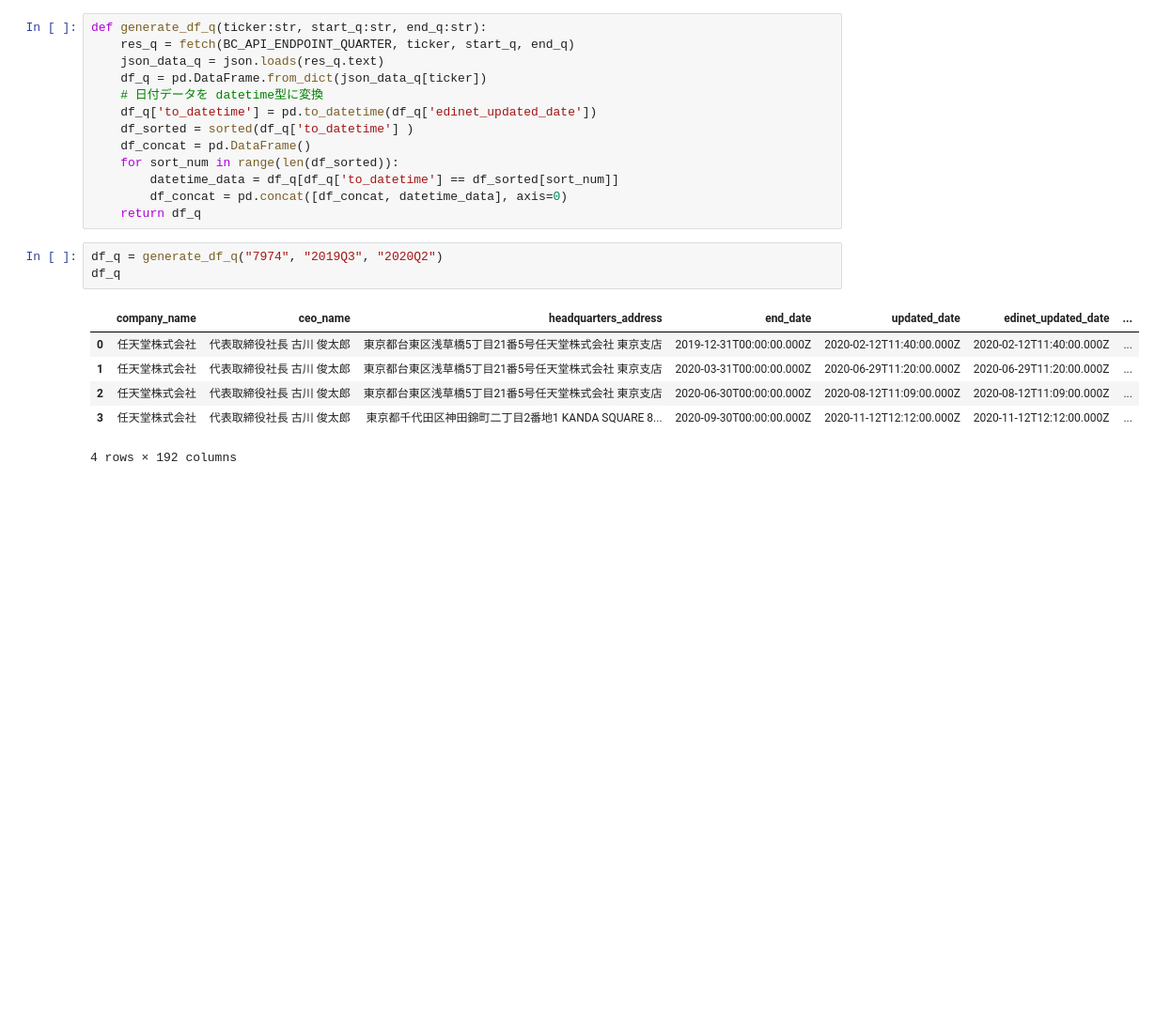
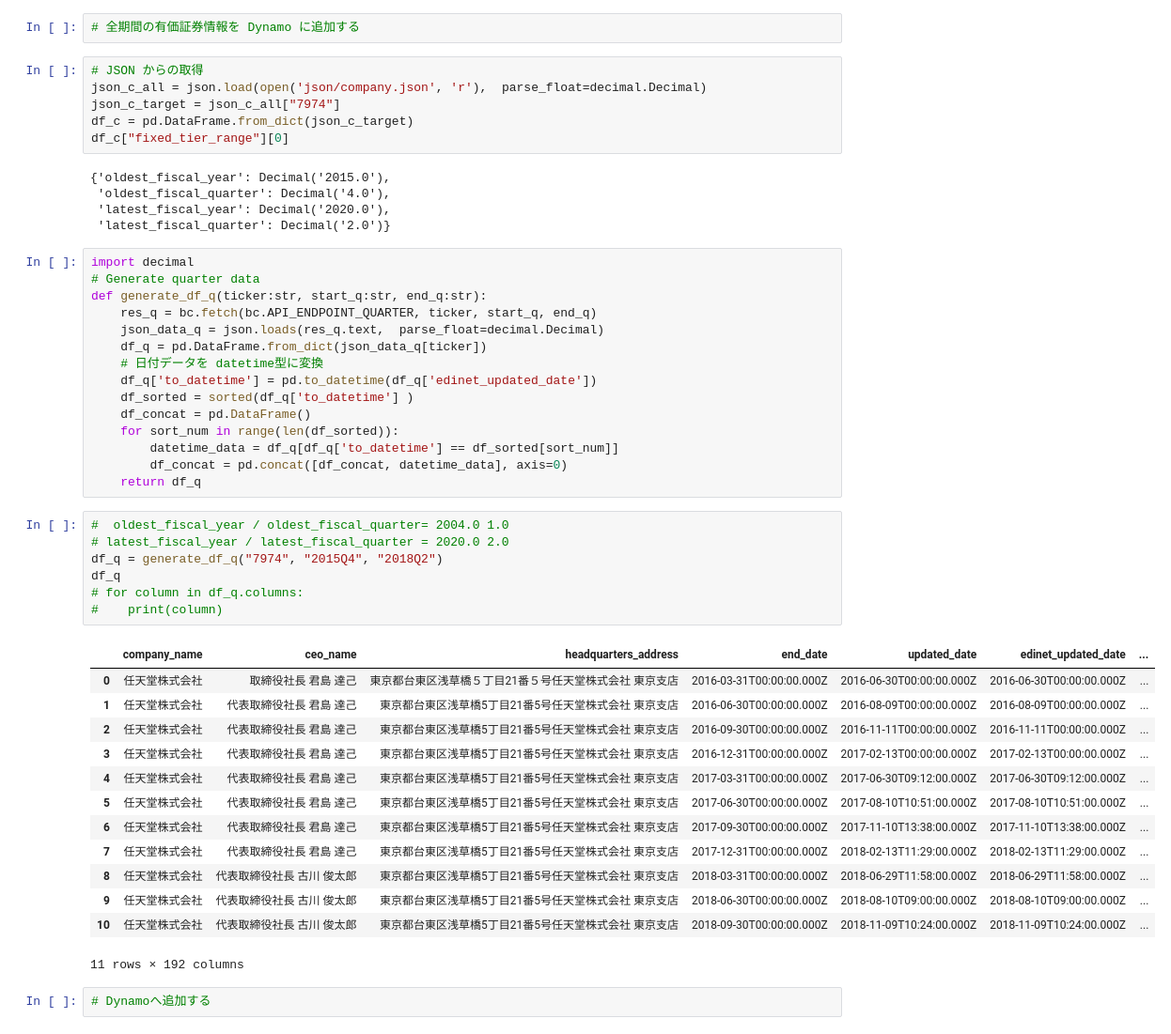
Before and after one commit to TsukasaOtawa/trading, a Jupyter notebook: ipynb/generate_api_v2_quarter.ipynb, the cells around one changed output. Shown at 94% size. Saved outputs shown, nothing was run; the diff lists cells and outputs as text; blank space fills up the shorter version.

Commit message:
connect with Dynamo

```diff
--- a/ipynb/generate_api_v2_quarter.ipynb
+++ b/ipynb/generate_api_v2_quarter.ipynb
@@ -20,7 +25,22 @@ def fetch(bc_endpoint, ticker=None, from_q=None, to_q=None):
+# %%
+# 全期間の有価証券情報を Dynamo に追加する
+# %%
+# JSON からの取得
+json_c_all = json.load(open('json/company.json', 'r'),  parse_float=decimal.Decimal)
+json_c_target = json_c_all["7974"]
+df_c = pd.DataFrame.from_dict(json_c_target)
+df_c["fixed_tier_range"][0]
+# %% [output]
+{'oldest_fiscal_year': Decimal('2015.0'),
+ 'oldest_fiscal_quarter': Decimal('4.0'),
+ 'latest_fiscal_year': Decimal('2020.0'),
+ 'latest_fiscal_quarter': Decimal('2.0')}
 # %%
+import decimal
+# Generate quarter data
 def generate_df_q(ticker:str, start_q:str, end_q:str):
-    res_q = fetch(BC_API_ENDPOINT_QUARTER, ticker, start_q, end_q)
-    json_data_q = json.loads(res_q.text)
+    res_q = bc.fetch(bc.API_ENDPOINT_QUARTER, ticker, start_q, end_q)
+    json_data_q = json.loads(res_q.text,  parse_float=decimal.Decimal)
     df_q = pd.DataFrame.from_dict(json_data_q[ticker])
     # 日付データを datetime型に変換
     df_q['to_datetime'] = pd.to_datetime(df_q['edinet_updated_date'])
@@ -30,13 +50,26 @@ def generate_df_q(ticker:str, start_q:str, end_q:str):
         datetime_data = df_q[df_q['to_datetime'] == df_sorted[sort_num]]
         df_concat = pd.concat([df_concat, datetime_data], axis=0)
     return df_q
-# %%
-df_q = generate_df_q("7974", "2019Q3", "2020Q2")
-df_q
-# %% [output]
-|  | company_name | ceo_name | headquarters_address | end_date | updated_date | edinet_updated_date | ... |
-| 0 | 任天堂株式会社 | 代表取締役社長 古川 俊太郎 | 東京都台東区浅草橋5丁目21番5号任天堂株式会社 東京支店 | 2019-12-31T00:00:00.000Z | 2020-02-12T11:40:00.000Z | 2020-02-12T11:40:00.000Z | ... |
-| 1 | 任天堂株式会社 | 代表取締役社長 古川 俊太郎 | 東京都台東区浅草橋5丁目21番5号任天堂株式会社 東京支店 | 2020-03-31T00:00:00.000Z | 2020-06-29T11:20:00.000Z | 2020-06-29T11:20:00.000Z | ... |
-| 2 | 任天堂株式会社 | 代表取締役社長 古川 俊太郎 | 東京都台東区浅草橋5丁目21番5号任天堂株式会社 東京支店 | 2020-06-30T00:00:00.000Z | 2020-08-12T11:09:00.000Z | 2020-08-12T11:09:00.000Z | ... |
-| 3 | 任天堂株式会社 | 代表取締役社長 古川 俊太郎 | 東京都千代田区神田錦町二丁目2番地1 KANDA SQUARE 8... | 2020-09-30T00:00:00.000Z | 2020-11-12T12:12:00.000Z | 2020-11-12T12:12:00.000Z | ... |
-4 rows × 192 columns
+# %%
+#  oldest_fiscal_year / oldest_fiscal_quarter= 2004.0 1.0
+# latest_fiscal_year / latest_fiscal_quarter = 2020.0 2.0
+df_q = generate_df_q("7974", "2015Q4", "2018Q2")
+df_q
+# for column in df_q.columns:
+#    print(column)
+# %% [output]
+|  | company_name | ceo_name | headquarters_address | end_date | updated_date | edinet_updated_date | ... |
+| 0 | 任天堂株式会社 | 取締役社長 君島 達己 | 東京都台東区浅草橋５丁目21番５号任天堂株式会社 東京支店 | 2016-03-31T00:00:00.000Z | 2016-06-30T00:00:00.000Z | 2016-06-30T00:00:00.000Z | ... |
+| 1 | 任天堂株式会社 | 代表取締役社長 君島 達己 | 東京都台東区浅草橋5丁目21番5号任天堂株式会社 東京支店 | 2016-06-30T00:00:00.000Z | 2016-08-09T00:00:00.000Z | 2016-08-09T00:00:00.000Z | ... |
+| 2 | 任天堂株式会社 | 代表取締役社長 君島 達己 | 東京都台東区浅草橋5丁目21番5号任天堂株式会社 東京支店 | 2016-09-30T00:00:00.000Z | 2016-11-11T00:00:00.000Z | 2016-11-11T00:00:00.000Z | ... |
+| 3 | 任天堂株式会社 | 代表取締役社長 君島 達己 | 東京都台東区浅草橋5丁目21番5号任天堂株式会社 東京支店 | 2016-12-31T00:00:00.000Z | 2017-02-13T00:00:00.000Z | 2017-02-13T00:00:00.000Z | ... |
+| 4 | 任天堂株式会社 | 代表取締役社長 君島 達己 | 東京都台東区浅草橋5丁目21番5号任天堂株式会社 東京支店 | 2017-03-31T00:00:00.000Z | 2017-06-30T09:12:00.000Z | 2017-06-30T09:12:00.000Z | ... |
+| 5 | 任天堂株式会社 | 代表取締役社長 君島 達己 | 東京都台東区浅草橋5丁目21番5号任天堂株式会社 東京支店 | 2017-06-30T00:00:00.000Z | 2017-08-10T10:51:00.000Z | 2017-08-10T10:51:00.000Z | ... |
+| 6 | 任天堂株式会社 | 代表取締役社長 君島 達己 | 東京都台東区浅草橋5丁目21番5号任天堂株式会社 東京支店 | 2017-09-30T00:00:00.000Z | 2017-11-10T13:38:00.000Z | 2017-11-10T13:38:00.000Z | ... |
+| 7 | 任天堂株式会社 | 代表取締役社長 君島 達己 | 東京都台東区浅草橋5丁目21番5号任天堂株式会社 東京支店 | 2017-12-31T00:00:00.000Z | 2018-02-13T11:29:00.000Z | 2018-02-13T11:29:00.000Z | ... |
+| 8 | 任天堂株式会社 | 代表取締役社長 古川 俊太郎 | 東京都台東区浅草橋5丁目21番5号任天堂株式会社 東京支店 | 2018-03-31T00:00:00.000Z | 2018-06-29T11:58:00.000Z | 2018-06-29T11:58:00.000Z | ... |
+| 9 | 任天堂株式会社 | 代表取締役社長 古川 俊太郎 | 東京都台東区浅草橋5丁目21番5号任天堂株式会社 東京支店 | 2018-06-30T00:00:00.000Z | 2018-08-10T09:00:00.000Z | 2018-08-10T09:00:00.000Z | ... |
+| 10 | 任天堂株式会社 | 代表取締役社長 古川 俊太郎 | 東京都台東区浅草橋5丁目21番5号任天堂株式会社 東京支店 | 2018-09-30T00:00:00.000Z | 2018-11-09T10:24:00.000Z | 2018-11-09T10:24:00.000Z | ... |
+11 rows × 192 columns
+# %%
+# Dynamoへ追加する
```
Also changed, not shown: parts of 12 cells of this notebook.
